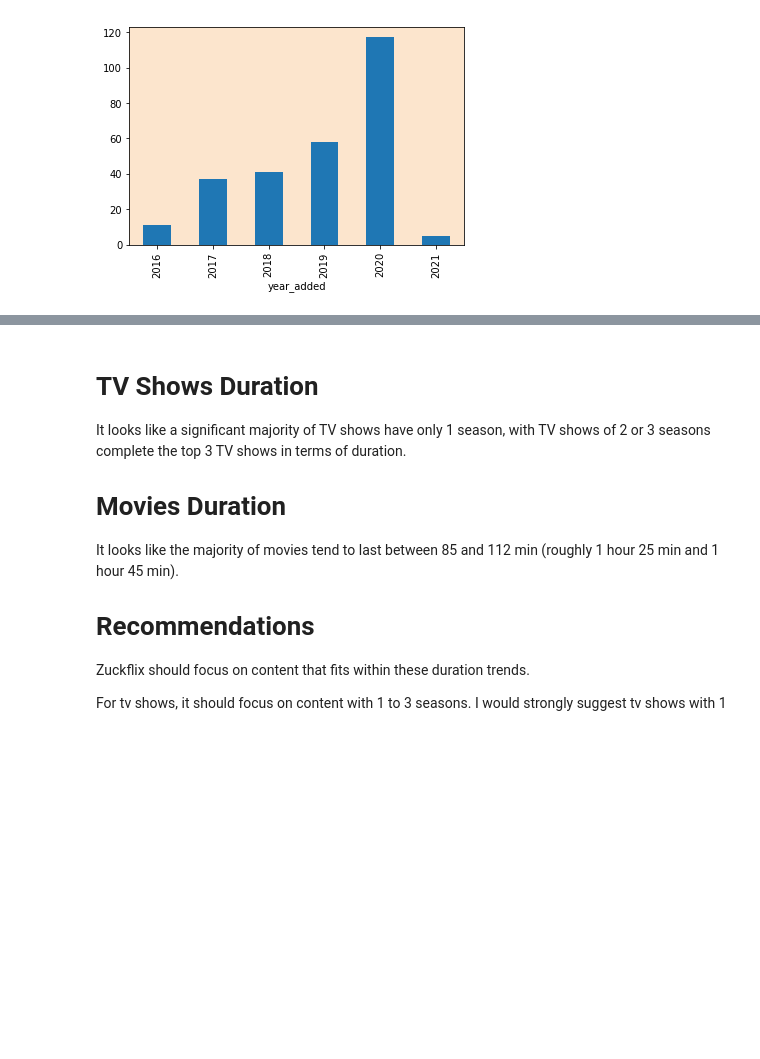
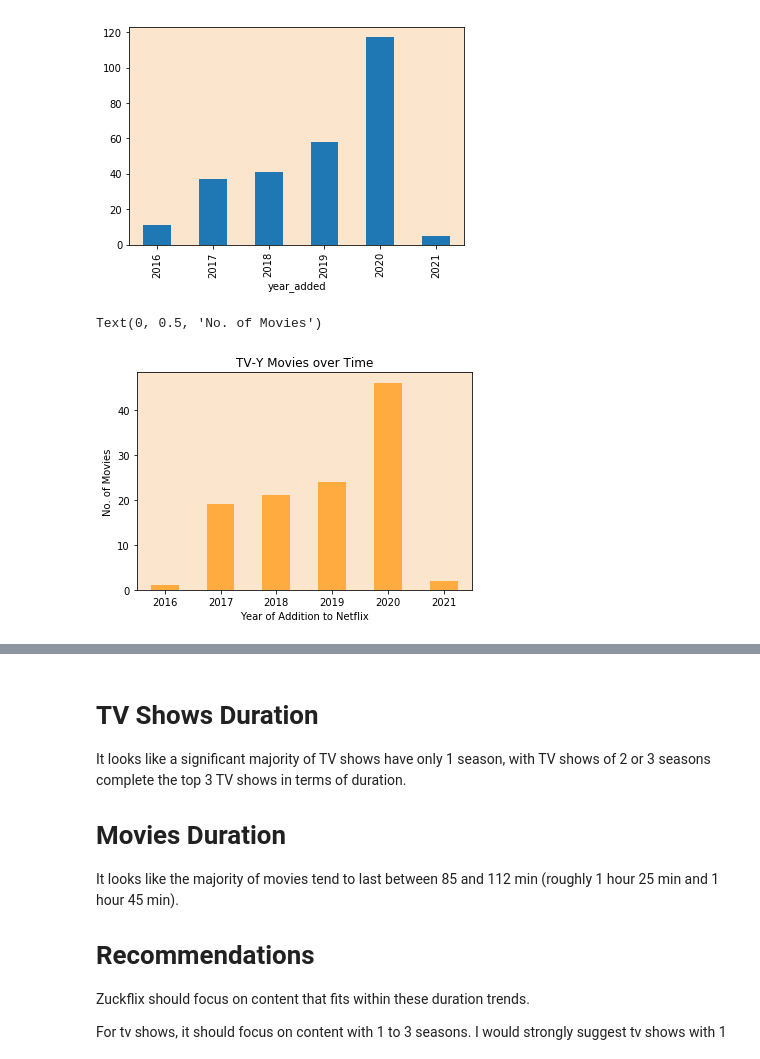
Before and after one commit to cbcobashatse/FB-Data-Challenge-2021, a Jupyter notebook: year_added_version.ipynb, the cells around one changed output, grey strips where cells are left out. Saved outputs shown, nothing was run; the diff lists cells and outputs as text; code cells hidden in the pictures; blank space fills up the shorter version.

```diff
--- a/year_added_version.ipynb
+++ b/year_added_version.ipynb
@@ -113,3 +141,14 @@ overall_ratings_trends.plot.bar(figsize=(6,4))
 # %% [output]
 <matplotlib.axes._subplots.AxesSubplot at 0x...>
 [figure]
+# %%
+# ratings trends over time (similar process for movies and tv shows)
+movie_ratings = recent_movies[recent_movies['rating'] == 'TV-Y']
+movie_ratings_trends = movie_ratings.groupby('year_added')['rating'].count()
+#movie_ratings_trends.plot.bar(figsize=(6,4))
+movie_ratings_trends_plot = movie_ratings_trends.plot.bar(title='TV-Y Movies over Time', figsize=(6,4), rot=0, color='#ffab40')
+movie_ratings_trends_plot.set_xlabel('Year of Addition to Netflix')
+movie_ratings_trends_plot.set_ylabel('No. of Movies')
+# %% [output]
+Text(0, 0.5, 'No. of Movies')
+[figure, added]
```
Also changed, not shown: parts of 14 cells of this notebook, 1 other file.
